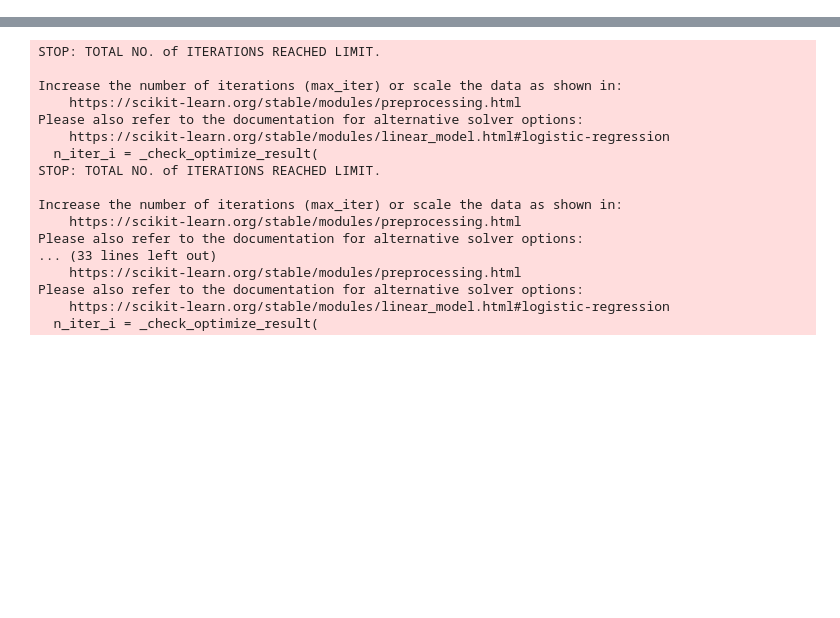
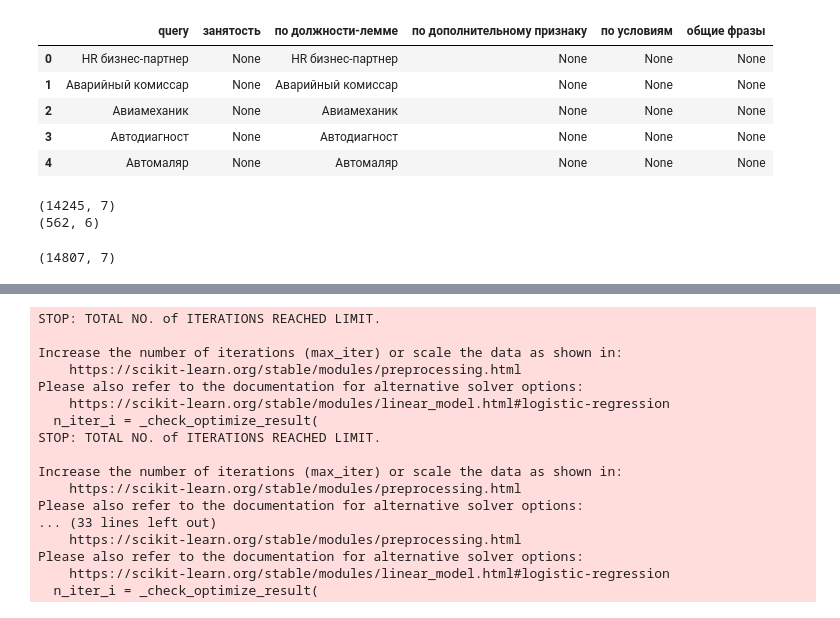
Before and after one commit to FREDY129053/Final_theory_work, a Jupyter notebook: Analitica_work.ipynb, the cells around one changed output, grey strips where cells are left out. Drawn from its saved outputs; the diff is of its cells as text; code cells hidden in the pictures; blank space fills up the shorter version.

```diff
--- a/Analitica_work.ipynb
+++ b/Analitica_work.ipynb
@@ -15 +17,55 @@ df.head()
+# %%
+import json
+
+with open('/content/parse_data.json', 'r', encoding='utf-8') as file:
+  parsed_data = json.load(file)
+
+professions = parsed_data[0]['items']
+additional = parsed_data[1]['items']
+conditions = parsed_data[2]['items']
+employment = parsed_data[3]['items']
+# %%
+# Данные из парсинга для соединения с существующим массивом
+data = []
+# %%
+def add_rows(category_data, column):
+  for item in category_data:
+    row = {
+        'query': item,
+        'занятость': None,
+        'по должности-лемме': None,
+        'по дополнительному признаку': None,
+        'по условиям': None,
+        'общие фразы': None,
+    }
+    row[column] = item
+    data.append(row)
+# %%
+import pandas as pd
+
+add_rows(professions, 'по должности-лемме')
+add_rows(additional, 'по дополнительному признаку')
+add_rows(conditions, 'по условиям')
+add_rows(employment, 'занятость')
+
+parse_df = pd.DataFrame(data)
+parse_df.head()
+# %% [output]
+|  | query | занятость | по должности-лемме | по дополнительному признаку | по условиям | общие фразы |
+| 0 | HR бизнес-партнер | None | HR бизнес-партнер | None | None | None |
+| 1 | Аварийный комиссар | None | Аварийный комиссар | None | None | None |
+| 2 | Авиамеханик | None | Авиамеханик | None | None | None |
+| 3 | Автодиагност | None | Автодиагност | None | None | None |
+| 4 | Автомаляр | None | Автомаляр | None | None | None |
+# %%
+print(copy_df.shape)
+print(parse_df.shape)
+# %% [output]
+(14245, 7)
+(562, 6)
+# %%
+combined_df = pd.concat([copy_df, parse_df], ignore_index=True)
+combined_df.shape
+# %% [output]
+(14807, 7)
 # %%
```
Also changed, not shown: parts of 7 cells of this notebook.
